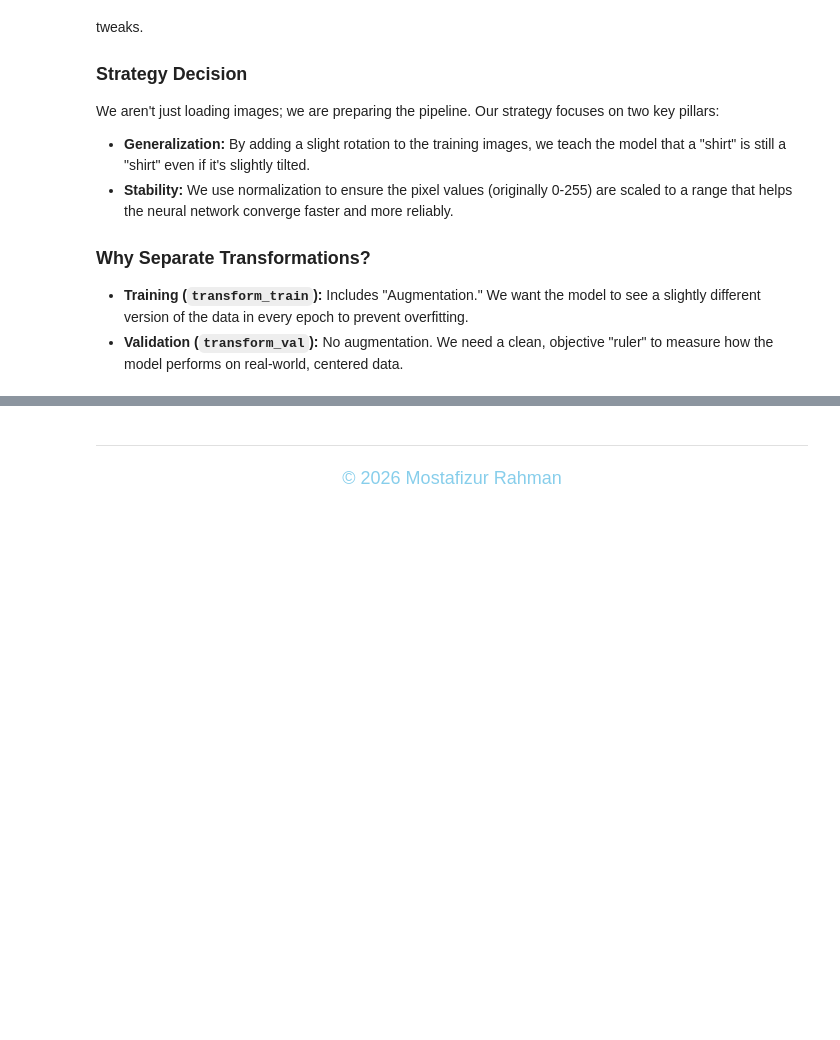
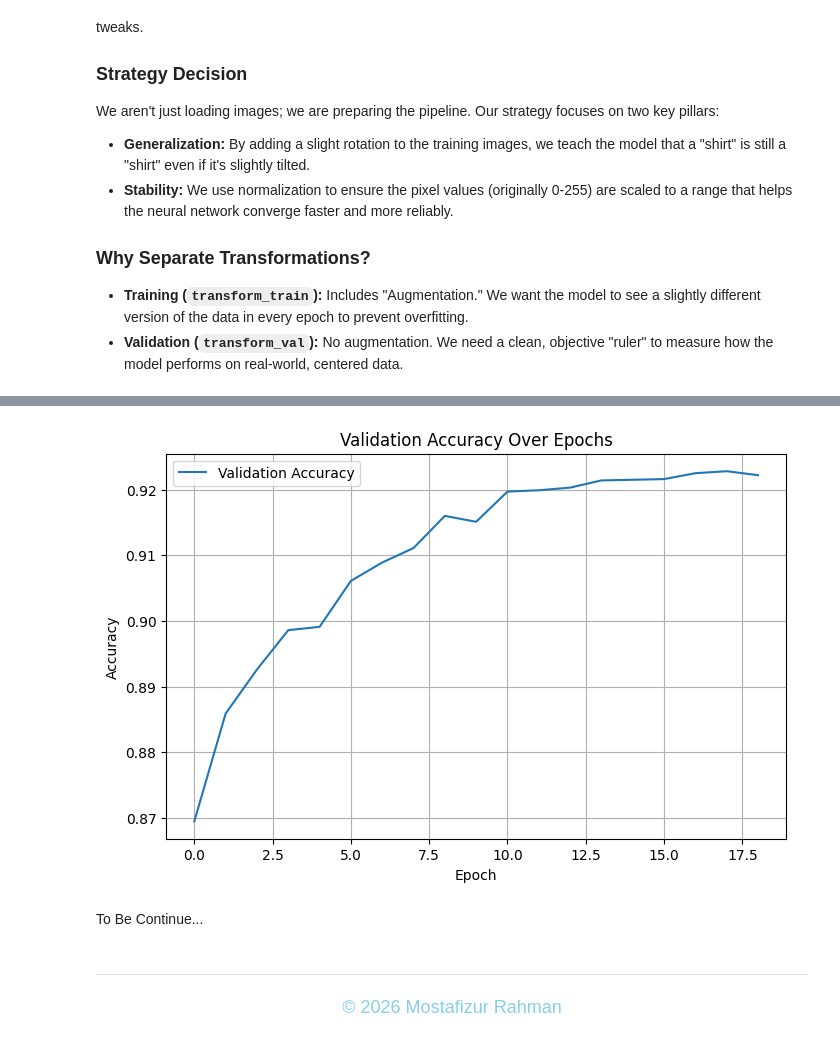
Before and after one commit to mrafraim/Deep-Learning, a Jupyter notebook: dl-day-44-cnn-advanced-mini-project-f-mnist.ipynb, the cells around one changed output, grey strips where cells are left out. Drawn from its saved outputs; the diff is of its cells as text; code cells hidden in the pictures; blank space fills up the shorter version.

```diff
--- a/dl-day-44-cnn-advanced-mini-project-f-mnist.ipynb
+++ b/dl-day-44-cnn-advanced-mini-project-f-mnist.ipynb
@@ -167,3 +941,20 @@ TO BE CONTINUE....
+# %%
+plt.figure(figsize=(8, 5))
+
+plt.plot(val_accs, label="Validation Accuracy")
+
+plt.xlabel("Epoch")
+plt.ylabel("Accuracy")
+plt.title("Validation Accuracy Over Epochs")
+
+plt.legend()
+plt.grid(True)
+
+plt.show()
+# %% [output]
+[figure, added]
+# %% [markdown]
+To Be Continue...
 # %% [markdown]
 ---
 <p style="text-align:center; color:skyblue; font-size:18px;">
```
Also changed, not shown: parts of 22 cells of this notebook.
